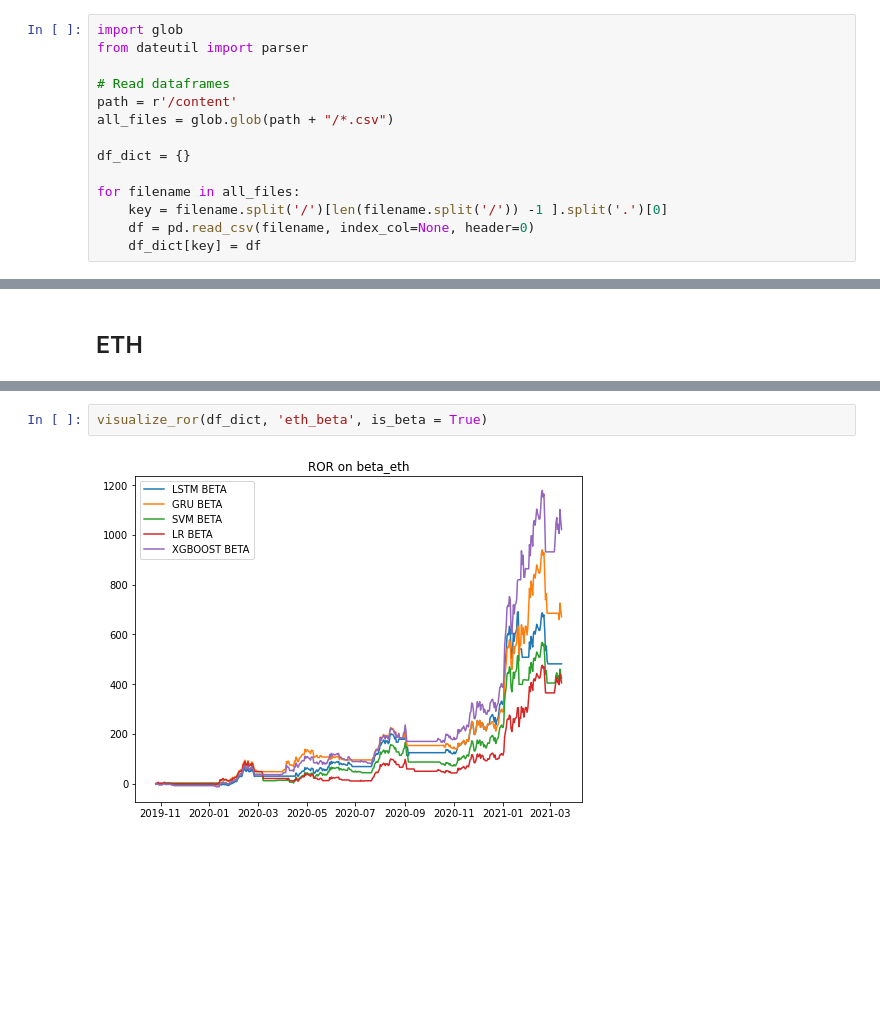
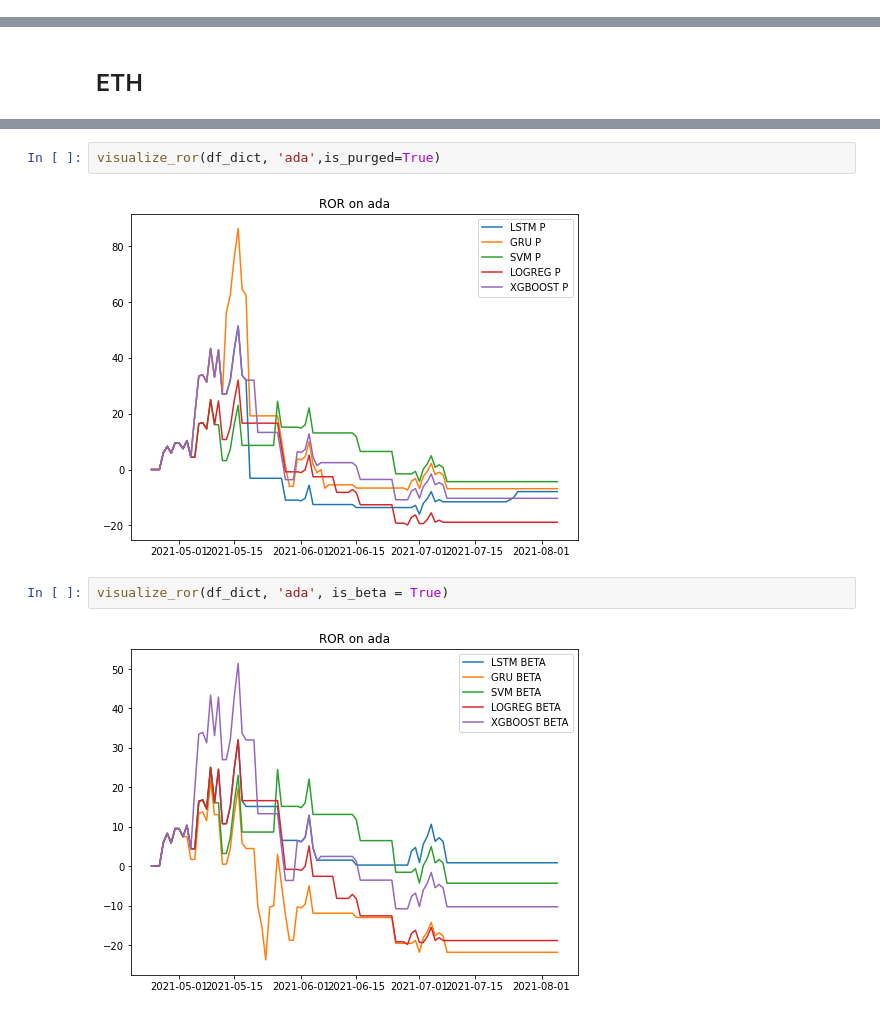
Before and after one commit to fshnkarimi/Labeling, a Jupyter notebook: Buy&Hold.ipynb, the cells around one changed output, grey strips where cells are left out. Saved outputs shown, nothing was run; the diff lists cells and outputs as text; blank space fills up the shorter version.

Commit message:
Crypto results visualization added

```diff
--- a/Buy&Hold.ipynb
+++ b/Buy&Hold.ipynb
@@ -7,20 +7,6 @@ import matplotlib.pyplot as plt
 import seaborn as sns
 import warnings
 warnings.filterwarnings("ignore")
-# %%
-import glob
-from dateutil import parser
-
-# Read dataframes
-path = r'/content'
-all_files = glob.glob(path + "/*.csv")
-
-df_dict = {}
-
-for filename in all_files:
-    key = filename.split('/')[len(filename.split('/')) -1 ].split('.')[0]
-    df = pd.read_csv(filename, index_col=None, header=0)
-    df_dict[key] = df
 # %%
 # Implement Buy&Hold strategy
 def buy_and_sell(df, InitialCapital):
@@ -3034,5 +2141,9 @@ visualize_dd(df_dict, 'eth',is_purged=True)
+# %%
+visualize_ror(df_dict, 'ada',is_purged=True)
+# %% [output]
+[figure, added]
 # %%
-visualize_ror(df_dict, 'eth_beta', is_beta = True)
+visualize_ror(df_dict, 'ada', is_beta = True)
 # %% [output]
-[figure, old version]
+[figure, new version]
 # %%
```
Also changed, not shown: parts of 179 cells of this notebook.
